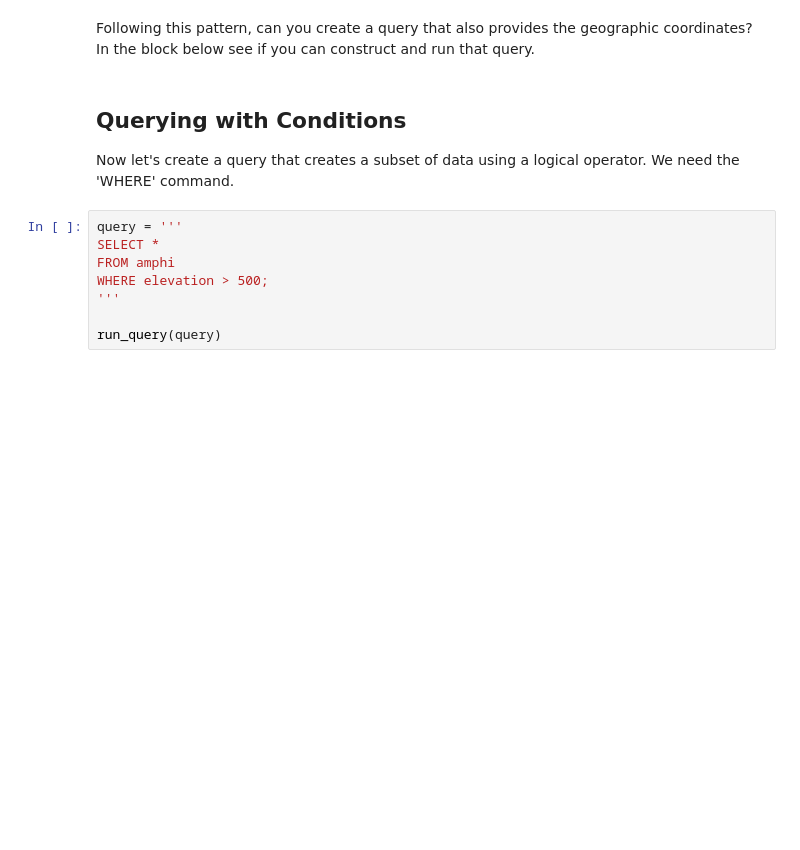
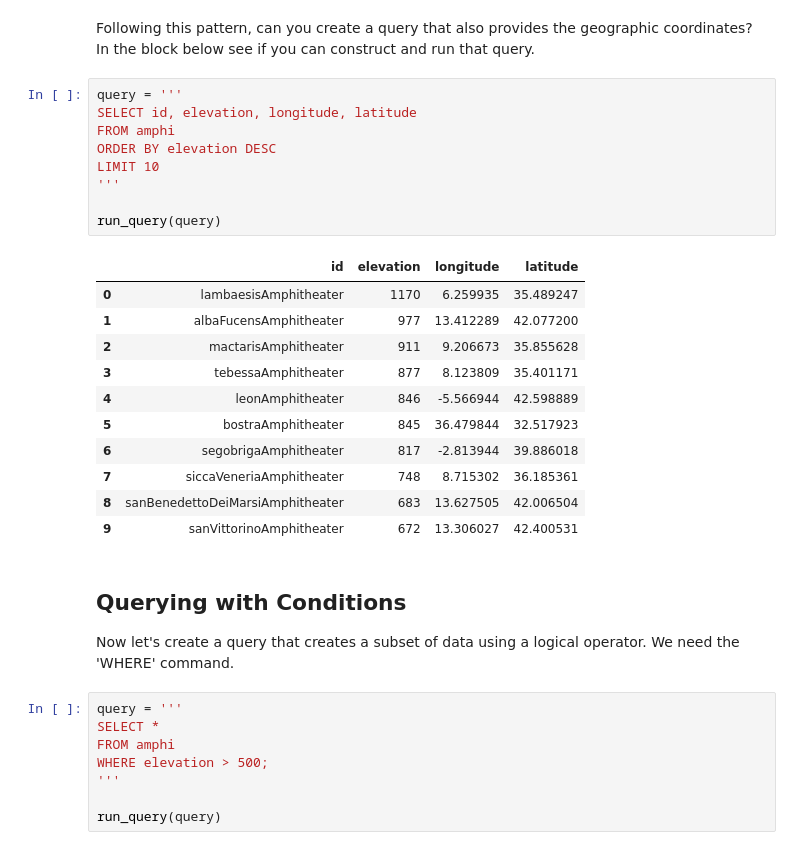
Before and after one commit to potterdouble/odate-notebooks-2-test, a Jupyter notebook: Databases/notebooks/intro-to-sql.ipynb, the cells around one changed output. Saved outputs shown, nothing was run; the diff lists cells and outputs as text; blank space fills up the shorter version.

```diff
--- a/Databases/notebooks/intro-to-sql.ipynb
+++ b/Databases/notebooks/intro-to-sql.ipynb
@@ -95,5 +158,26 @@ run_query(query)
 # %% [markdown]
 Following this pattern, can you create a query that also provides the geographic coordinates? In the block below see if you can construct and run that query.
+# %%
+query = '''
+SELECT id, elevation, longitude, latitude
+FROM amphi
+ORDER BY elevation DESC
+LIMIT 10
+'''
+
+run_query(query)
+# %% [output]
+|  | id | elevation | longitude | latitude |
+| 0 | lambaesisAmphitheater | 1170 | 6.259935 | 35.489247 |
+| 1 | albaFucensAmphitheater | 977 | 13.412289 | 42.077200 |
+| 2 | mactarisAmphitheater | 911 | 9.206673 | 35.855628 |
+| 3 | tebessaAmphitheater | 877 | 8.123809 | 35.401171 |
+| 4 | leonAmphitheater | 846 | -5.566944 | 42.598889 |
+| 5 | bostraAmphitheater | 845 | 36.479844 | 32.517923 |
+| 6 | segobrigaAmphitheater | 817 | -2.813944 | 39.886018 |
+| 7 | siccaVeneriaAmphitheater | 748 | 8.715302 | 36.185361 |
+| 8 | sanBenedettoDeiMarsiAmphitheater | 683 | 13.627505 | 42.006504 |
+| 9 | sanVittorinoAmphitheater | 672 | 13.306027 | 42.400531 |
 # %% [markdown]
 ## Querying with Conditions
 
```
Also changed, not shown: parts of 16 cells of this notebook, 8 other files.
